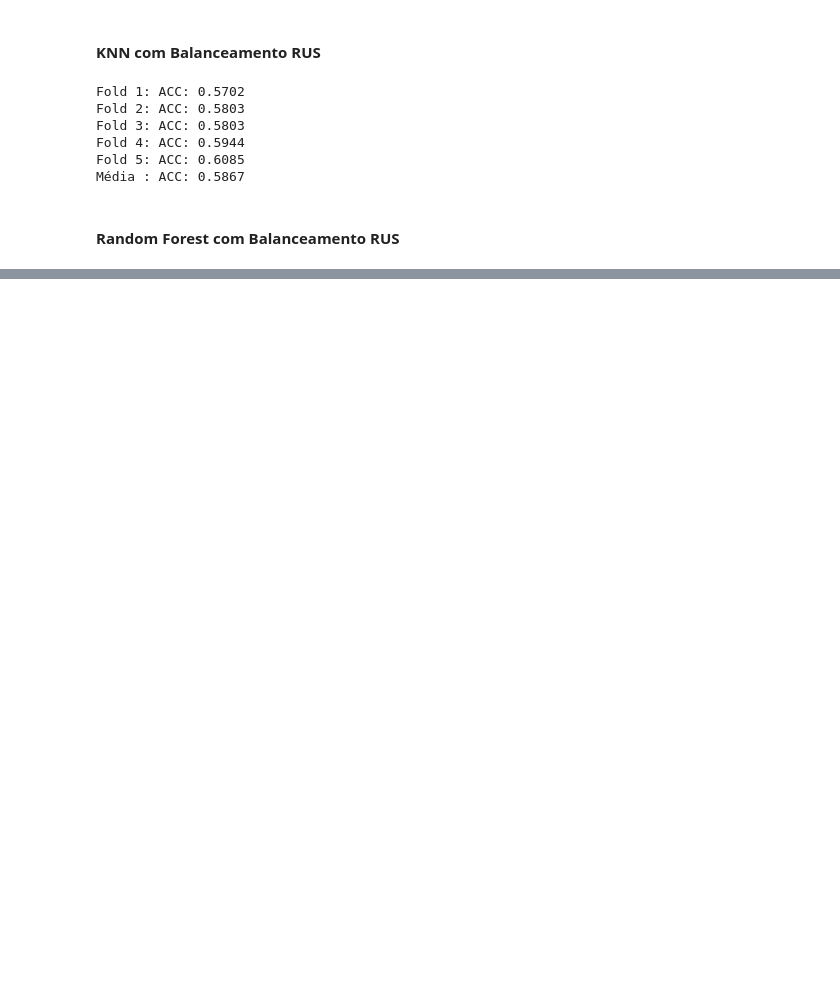
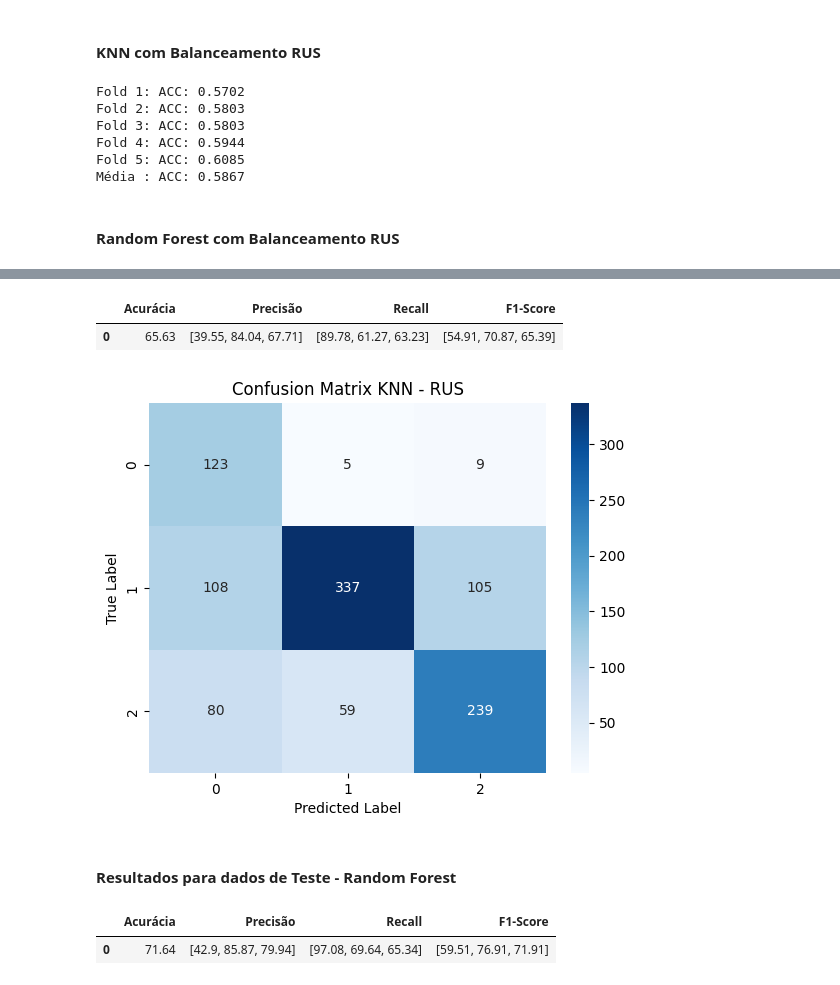
Before and after one commit to caua-braga-de-lima/news_sentiment_analyzer, a Jupyter notebook: DESAFIO2_MODELOS_RUS.ipynb, the cells around one changed output, grey strips where cells are left out. Cells and saved outputs as stored; diff of their text form; code cells hidden in the pictures; blank space fills up the shorter version.

```diff
--- a/DESAFIO2_MODELOS_RUS.ipynb
+++ b/DESAFIO2_MODELOS_RUS.ipynb
@@ -474,0 +572,20 @@ Média : ACC: 0.6385
+# %%
+predicted_rus_knn = test_acc_rus_knn[np.argmax(val_acc_rus_knn)]
+df_knn_rus = print_results(y_test, predicted_rus_knn)
+df_knn_rus
+# %% [output]
+|  | Acurácia | Precisão | Recall | F1-Score |
+| 0 | 65.63 | [39.55, 84.04, 67.71] | [89.78, 61.27, 63.23] | [54.91, 70.87, 65.39] |
+# %%
+plot_confusion_matrix(y_test, predicted_rus_knn, 'Confusion Matrix KNN - RUS')
+# %% [output]
+[figure, added]
+# %% [markdown]
+#### Resultados para dados de Teste - Random Forest
+# %%
+predicted_rus_rf = test_acc_rus_rf[np.argmax(val_acc_rus_rf)]
+df_rf_rus = print_results(y_test, predicted_rus_rf)
+df_rf_rus
+# %% [output]
+|  | Acurácia | Precisão | Recall | F1-Score |
+| 0 | 71.64 | [42.9, 85.87, 79.94] | [97.08, 69.64, 65.34] | [59.51, 76.91, 71.91] |
```
Also changed, not shown: parts of 33 cells of this notebook.
